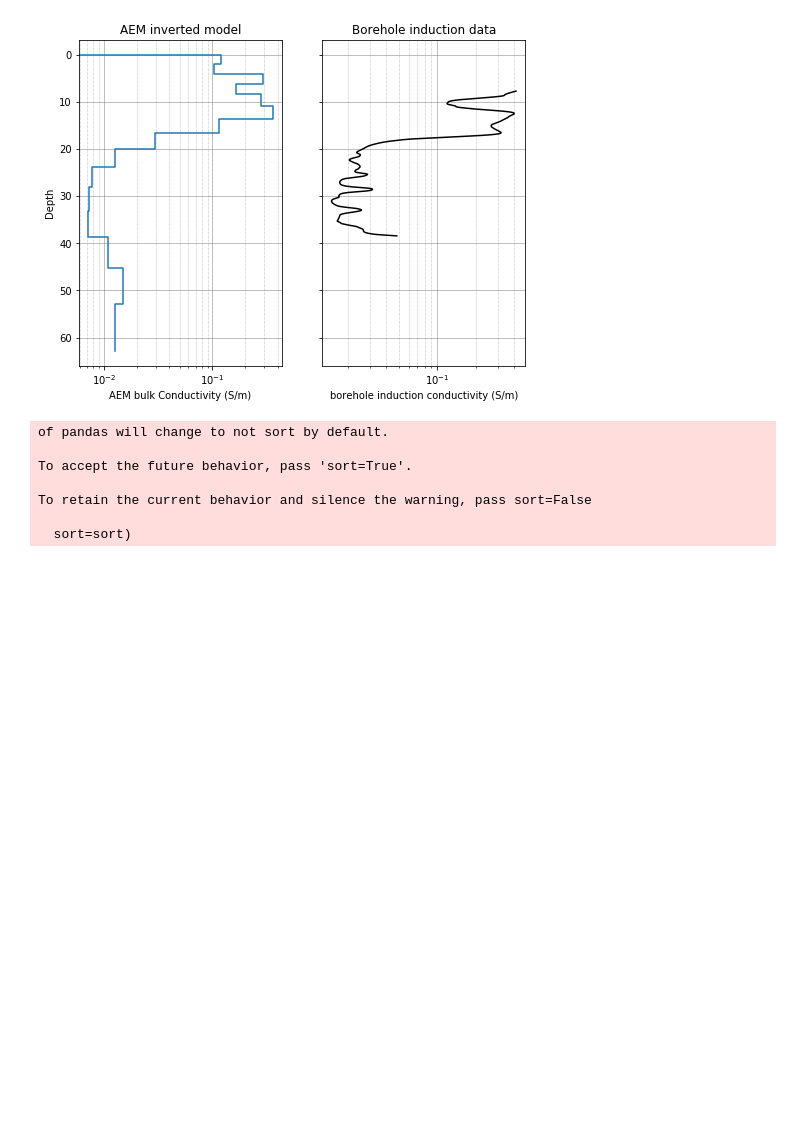
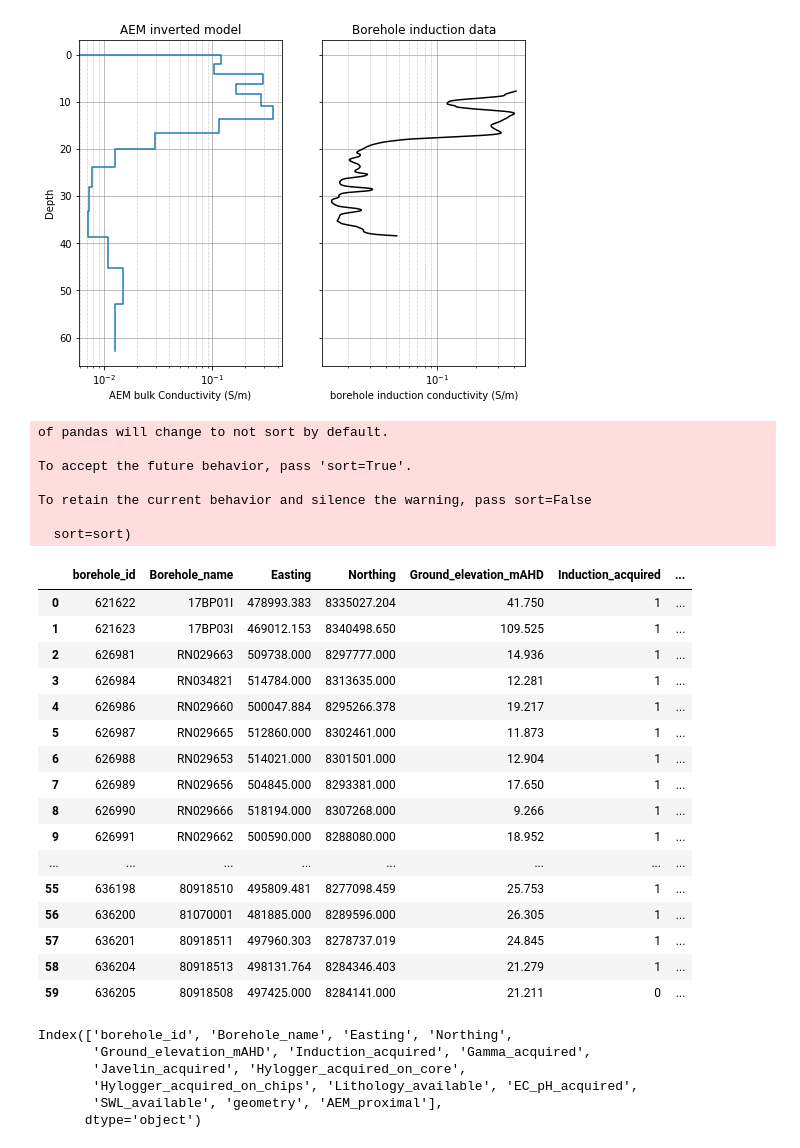
Before and after one commit to GeoscienceAustralia/hydrogeol_utils, a Jupyter notebook: notebooks/EastKimberley_borehole_data_integration.ipynb, the cells around one changed output. Drawn from its saved outputs; the diff is of its cells as text; code cells hidden in the pictures; blank space fills up the shorter version.

```diff
--- a/notebooks/EastKimberley_borehole_data_integration.ipynb
+++ b/notebooks/EastKimberley_borehole_data_integration.ipynb
@@ -54,7 +54,7 @@ OrdKeep = gdf.geometry.unary_union.wkt
 
 path = r"\\prod.lan\active\proj\futurex\East_Kimberley\Working\SharedWorkspace\Bores_working\compilation\spatialite"
 
-DB_PATH = os.path.join(path, "East_Kimberley_Boreholes.sqlite")
+DB_PATH = os.path.join(path, "East_Kimberley_borehole_data.sqlite")
 
 SPATIALITE_PATH = r'C:\mod_spatialite-4.3.0a-win-amd64'
 
@@ -112,15 +111,10 @@ df_bNMR = borehole_utils.extract_sql_with_primary_key("boreholeNMR_data", ['Dept
                                                 verbose = True)
 
 df_lithology = borehole_utils.extract_sql_with_primary_key("borehole_lithology", ['Depth_from', 'Depth_to',
-                                                'Lithology_name', 'Lithology_description',
+                                                'Lithology_name', 'Munsell_colour',
                                                            'borehole_id'], connection, enos,
                                                           verbose = True)
 
-# We have an issue with lithology having duplicate entries for the same interval
-# For now we are just going to keep the first entry
-
-df_lithology = df_lithology[~df_lithology.duplicated(subset = ["Depth_from", "borehole_id"],
-                                       keep = 'first')]
 
 # Classify the lithology using a yaml file keyword lookup table
 yaml_file = r"\\prod.lan\active\proj\futurex\East_Kimberley\Working\SharedWorkspace\Bores_working\compilation\classification\hydclass_classification.yml"
@@ -141,10 +135,10 @@ for index, row in df_lithology.iterrows():
     interval_class = search(hyd_class, lithname)
 
     if interval_class is not None:
-        df_lithology.at[index, 'hydraulic_class']
+        df_lithology.at[index, 'hydraulic_class'] = interval_class
     else:
         # Otherwise we can add it to the yaml file
-        print(lith_name)
+        print(lithname)
 
 
 
@@ -402,3 +397,23 @@ To accept the future behavior, pass 'sort=True'.
 To retain the current behavior and silence the warning, pass sort=False
 
   sort=sort)
+# %%
+df_header
+# %% [output]
+|  | borehole_id | Borehole_name | Easting | Northing | Ground_elevation_mAHD | Induction_acquired | ... |
+| 0 | 621622 | 17BP01I | 478993.383 | 8335027.204 | 41.750 | 1 | ... |
+| 1 | 621623 | 17BP03I | 469012.153 | 8340498.650 | 109.525 | 1 | ... |
+| 2 | 626981 | RN029663 | 509738.000 | 8297777.000 | 14.936 | 1 | ... |
+| 3 | 626984 | RN034821 | 514784.000 | 8313635.000 | 12.281 | 1 | ... |
+| 4 | 626986 | RN029660 | 500047.884 | 8295266.378 | 19.217 | 1 | ... |
+| 5 | 626987 | RN029665 | 512860.000 | 8302461.000 | 11.873 | 1 | ... |
+| 6 | 626988 | RN029653 | 514021.000 | 8301501.000 | 12.904 | 1 | ... |
+| 7 | 626989 | RN029656 | 504845.000 | 8293381.000 | 17.650 | 1 | ... |
+| 8 | 626990 | RN029666 | 518194.000 | 8307268.000 | 9.266 | 1 | ... |
+| 9 | 626991 | RN029662 | 500590.000 | 8288080.000 | 18.952 | 1 | ... |
+| ... | ... | ... | ... | ... | ... | ... | ... |
+| 55 | 636198 | 80918510 | 495809.481 | 8277098.459 | 25.753 | 1 | ... |
+| 56 | 636200 | 81070001 | 481885.000 | 8289596.000 | 26.305 | 1 | ... |
+| 57 | 636201 | 80918511 | 497960.303 | 8278737.019 | 24.845 | 1 | ... |
+| 58 | 636204 | 80918513 | 498131.764 | 8284346.403 | 21.279 | 1 | ... |
+| 59 | 636205 | 80918508 | 497425.000 | 8284141.000 | 21.211 | 0 | ... |
@@ -404,0 +425,9 @@ To retain the current behavior and silence the warning, pass sort=False
+# %%
+df_header.columns
+# %% [output]
+Index(['borehole_id', 'Borehole_name', 'Easting', 'Northing',
+       'Ground_elevation_mAHD', 'Induction_acquired', 'Gamma_acquired',
+       'Javelin_acquired', 'Hylogger_acquired_on_core',
+       'Hylogger_acquired_on_chips', 'Lithology_available', 'EC_pH_acquired',
+       'SWL_available', 'geometry', 'AEM_proximal'],
+      dtype='object')
```
Also changed, not shown: parts of 7 cells of this notebook.
